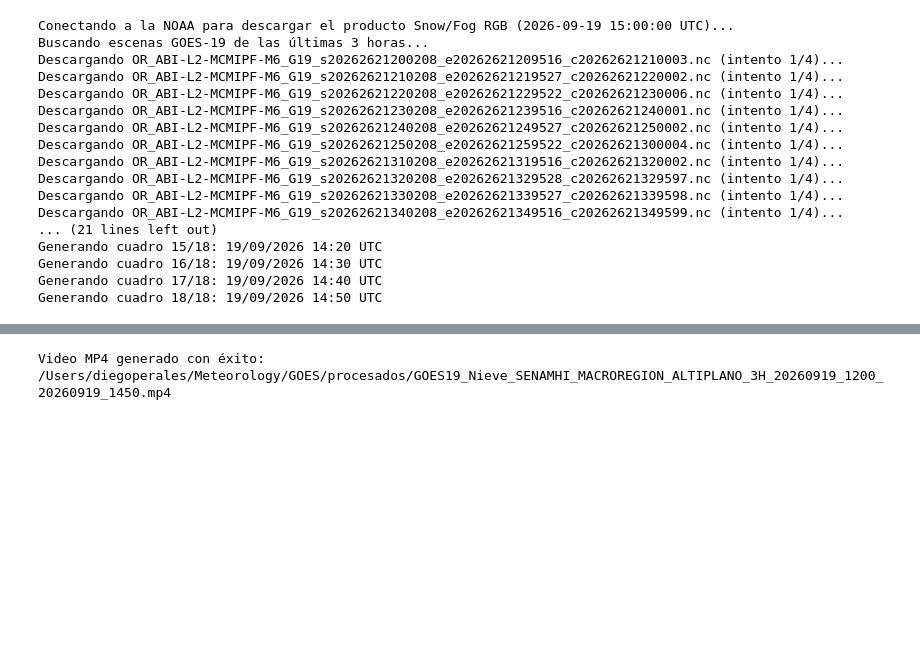
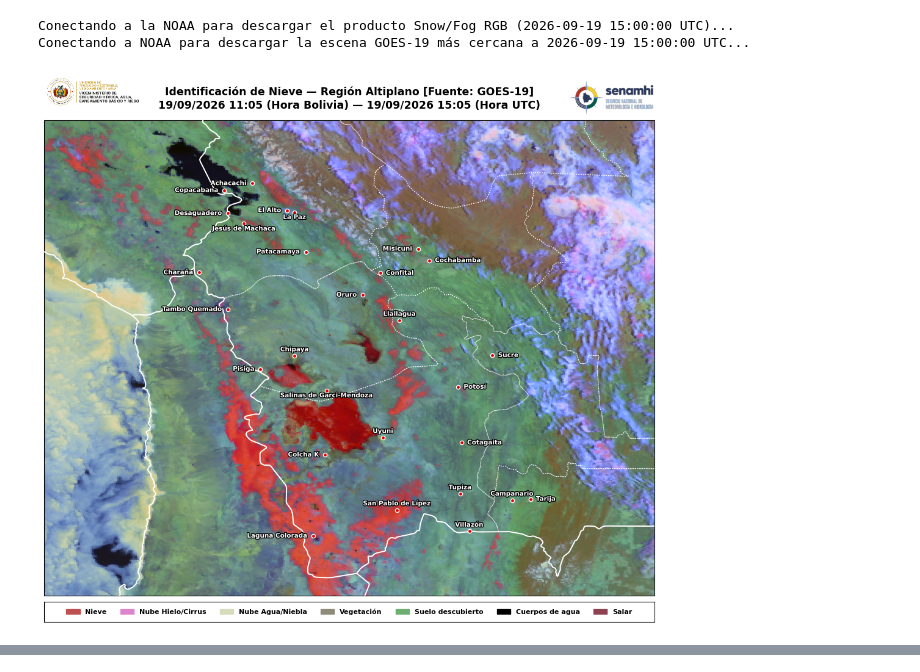
Before and after one commit to diegomapper/goes_env, a Jupyter notebook: Scripts/04_goes19_snowcloud.ipynb, the cells around one changed output, grey strips where cells are left out. Cells and saved outputs as stored; diff of their text form; code cells hidden in the pictures; blank space fills up the shorter version.

```diff
--- a/Scripts/04_goes19_snowcloud.ipynb
+++ b/Scripts/04_goes19_snowcloud.ipynb
@@ -72,7 +72,7 @@ FECHA_BUSCADA = datetime(2026, 9, 19, 15, 00)
 
 # "IMAGEN" mantiene el producto PNG actual.
 # "ANIMACION" genera un video MP4.
-TIPO_SALIDA = "ANIMACION"
+TIPO_SALIDA = "IMAGEN"
 
 # Solo se usan cuando TIPO_SALIDA = "ANIMACION".
 DURACION_HORAS = 3  # Valores operativos: 3 o 6.
@@ -516,46 +516,32 @@ elif TIPO_SALIDA.upper() == "ANIMACION":
             path_logos=PATH_LOGOS,
             mostrar=False,
         )
 
         cuadros.append(ruta_cuadro)
 
     inicio_video = escenas[0].inicio_utc.strftime("%Y%m%d_%H%M")
     fin_video = escenas[-1].inicio_utc.strftime("%Y%m%d_%H%M")
 
     ruta_video = os.path.join(
         OUTPUTS,
         f"GOES19_Nieve_SENAMHI_{MODO_REGION.upper()}_"
         f"{str_region}_{DURACION_HORAS}H_"
         f"{inicio_video}_{fin_video}.mp4",
     )
 
     crear_mp4(
         cuadros,
         ruta_video,
         fps=FPS_VIDEO,
     )
 
     print(f"Video MP4 generado con éxito: {ruta_video}")
 
 else:
     raise ValueError(
         "TIPO_SALIDA debe ser 'IMAGEN' o 'ANIMACION'."
     )
 # %% [output]
 Conectando a la NOAA para descargar el producto Snow/Fog RGB (2026-09-19 15:00:00 UTC)...
-Buscando escenas GOES-19 de las últimas 3 horas...
-Descargando OR_ABI-L2-MCMIPF-M6_G19_s20262621200208_e20262621209516_c20262621210003.nc (intento 1/4)...
-Descargando OR_ABI-L2-MCMIPF-M6_G19_s20262621210208_e20262621219527_c20262621220002.nc (intento 1/4)...
-Descargando OR_ABI-L2-MCMIPF-M6_G19_s20262621220208_e20262621229522_c20262621230006.nc (intento 1/4)...
-Descargando OR_ABI-L2-MCMIPF-M6_G19_s20262621230208_e20262621239516_c20262621240001.nc (intento 1/4)...
-Descargando OR_ABI-L2-MCMIPF-M6_G19_s20262621240208_e20262621249527_c20262621250002.nc (intento 1/4)...
-Descargando OR_ABI-L2-MCMIPF-M6_G19_s20262621250208_e20262621259522_c20262621300004.nc (intento 1/4)...
-Descargando OR_ABI-L2-MCMIPF-M6_G19_s20262621310208_e20262621319516_c20262621320002.nc (intento 1/4)...
-Descargando OR_ABI-L2-MCMIPF-M6_G19_s20262621320208_e20262621329528_c20262621329597.nc (intento 1/4)...
-Descargando OR_ABI-L2-MCMIPF-M6_G19_s20262621330208_e20262621339527_c20262621339598.nc (intento 1/4)...
-Descargando OR_ABI-L2-MCMIPF-M6_G19_s20262621340208_e20262621349516_c20262621349599.nc (intento 1/4)...
-... (21 lines left out)
-Generando cuadro 15/18: 19/09/2026 14:20 UTC
-Generando cuadro 16/18: 19/09/2026 14:30 UTC
-Generando cuadro 17/18: 19/09/2026 14:40 UTC
-Generando cuadro 18/18: 19/09/2026 14:50 UTC
+Conectando a NOAA para descargar la escena GOES-19 más cercana a 2026-09-19 15:00:00 UTC...
+[figure, added]
@@ -563 +549,0 @@ Generando cuadro 18/18: 19/09/2026 14:50 UTC
-Video MP4 generado con éxito: /Users/diegoperales/Meteorology/GOES/procesados/GOES19_Nieve_SENAMHI_MACROREGION_ALTIPLANO_3H_20260919_1200_20260919_1450.mp4
```
Also changed, not shown: parts of 1 cell of this notebook.
